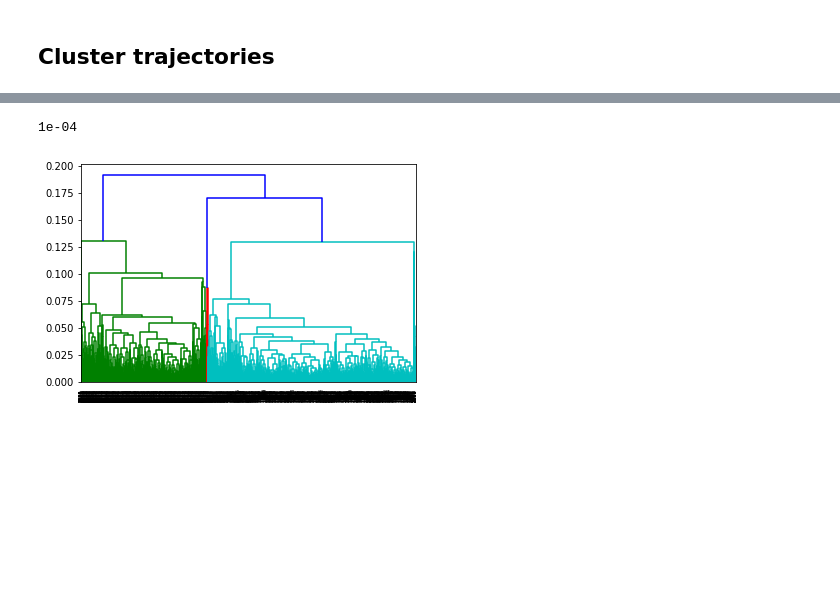
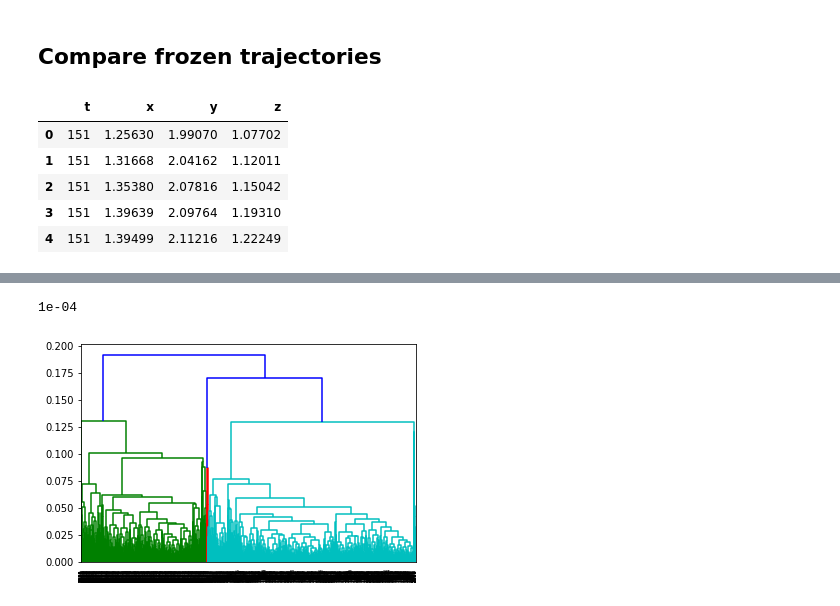
Before and after one commit to RobertArbon/water_diffusion, a Jupyter notebook: Cluster comparison.ipynb, the cells around one changed output, grey strips where cells are left out. Saved outputs shown, nothing was run; the diff lists cells and outputs as text; code cells hidden in the pictures; blank space fills up the shorter version.

```diff
--- a/Cluster comparison.ipynb
+++ b/Cluster comparison.ipynb
@@ -32,2 +50,20 @@ def get_csv_trajectory(traj_path, top_path=None):
 # %% [markdown]
-## Cluster trajectories
+## Compare frozen trajectories
+# %%
+frozen_151 = get_csv_trajectory('data/4_151ns_com_positions.csv')
+frozen_152 = get_csv_trajectory('data/4_152ns_com_positions.csv')
+frozen_154 = get_trajectory('data/4_154ns_400K_just-water.xtc', 'data/water_top.pdb')
+# %%
+# The original time doesn't mean much as it's not a sensible trajectory
+frozen_151['t'] = 151
+frozen_152['t'] = 152
+frozen_154['t'] = 154
+frozen = pd.concat([frozen_151, frozen_152, frozen_154])
+frozen.head()
+# %% [output]
+|  | t | x | y | z |
+| 0 | 151 | 1.25630 | 1.99070 | 1.07702 |
+| 1 | 151 | 1.31668 | 2.04162 | 1.12011 |
+| 2 | 151 | 1.35380 | 2.07816 | 1.15042 |
+| 3 | 151 | 1.39639 | 2.09764 | 1.19310 |
+| 4 | 151 | 1.39499 | 2.11216 | 1.22249 |
```
Also changed, not shown: parts of 7 cells of this notebook, 3 other files.
